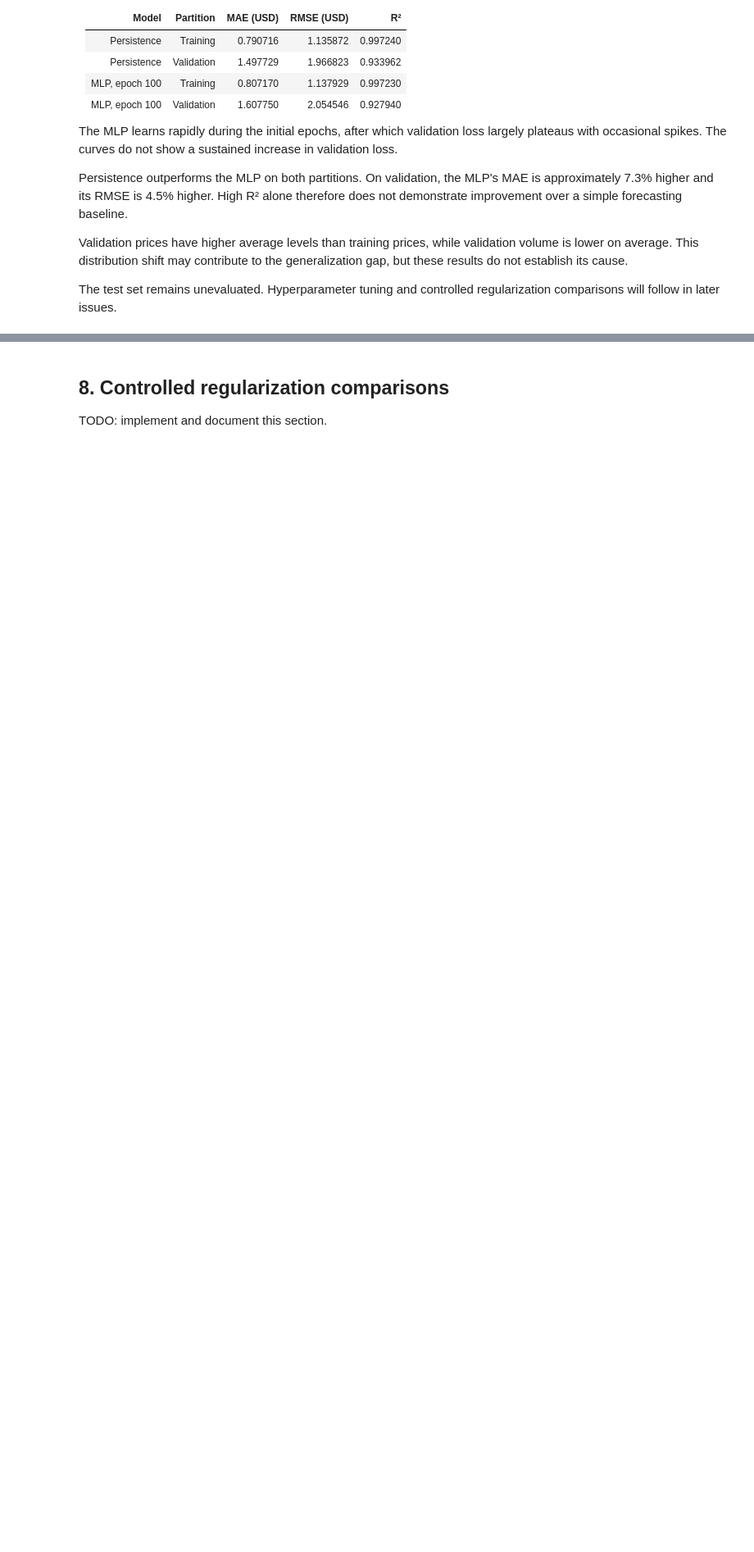
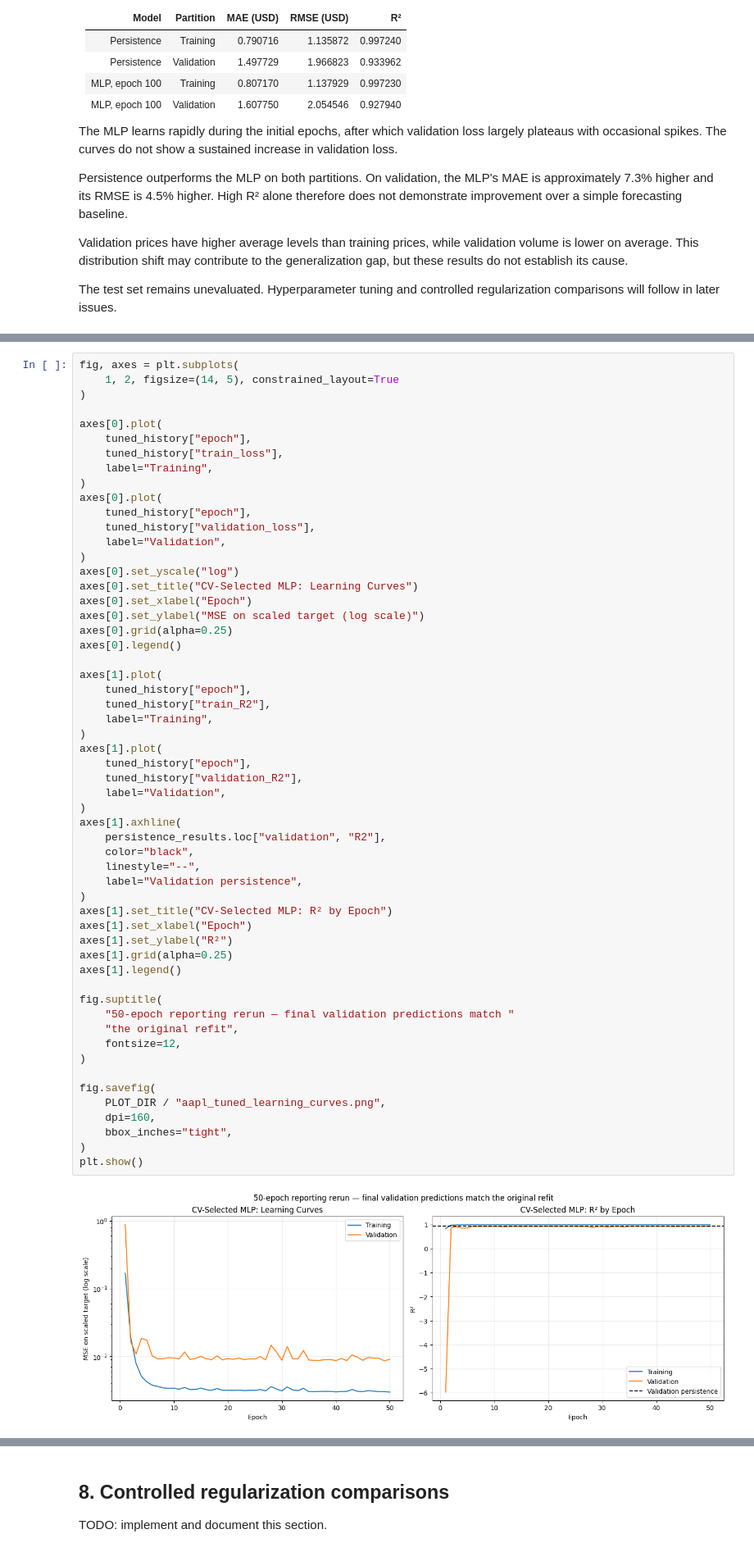
Before and after one commit to soulaimane-22/Deep-Learning-Lab1, a Jupyter notebook: notebooks/01_regression.ipynb, the cells around one changed output, grey strips where cells are left out. Shown at 82% size. Drawn from its saved outputs; the diff is of its cells as text; blank space fills up the shorter version.

```diff
--- a/notebooks/01_regression.ipynb
+++ b/notebooks/01_regression.ipynb
@@ -1408,0 +2004,58 @@ TODO: implement and document this section.
+# %%
+fig, axes = plt.subplots(
+    1, 2, figsize=(14, 5), constrained_layout=True
+)
+
+axes[0].plot(
+    tuned_history["epoch"],
+    tuned_history["train_loss"],
+    label="Training",
+)
+axes[0].plot(
+    tuned_history["epoch"],
+    tuned_history["validation_loss"],
+    label="Validation",
+)
+axes[0].set_yscale("log")
+axes[0].set_title("CV-Selected MLP: Learning Curves")
+axes[0].set_xlabel("Epoch")
+axes[0].set_ylabel("MSE on scaled target (log scale)")
+axes[0].grid(alpha=0.25)
+axes[0].legend()
+
+axes[1].plot(
+    tuned_history["epoch"],
+    tuned_history["train_R2"],
+    label="Training",
+)
+axes[1].plot(
+    tuned_history["epoch"],
+    tuned_history["validation_R2"],
+    label="Validation",
+)
+axes[1].axhline(
+    persistence_results.loc["validation", "R2"],
+    color="black",
+    linestyle="--",
+    label="Validation persistence",
+)
+axes[1].set_title("CV-Selected MLP: R² by Epoch")
+axes[1].set_xlabel("Epoch")
+axes[1].set_ylabel("R²")
+axes[1].grid(alpha=0.25)
+axes[1].legend()
+
+fig.suptitle(
+    "50-epoch reporting rerun — final validation predictions match "
+    "the original refit",
+    fontsize=12,
+)
+
+fig.savefig(
+    PLOT_DIR / "aapl_tuned_learning_curves.png",
+    dpi=160,
+    bbox_inches="tight",
+)
+plt.show()
+# %% [output]
+[figure, added]
```
Also changed, not shown: parts of 15 cells of this notebook, 11 other files.
